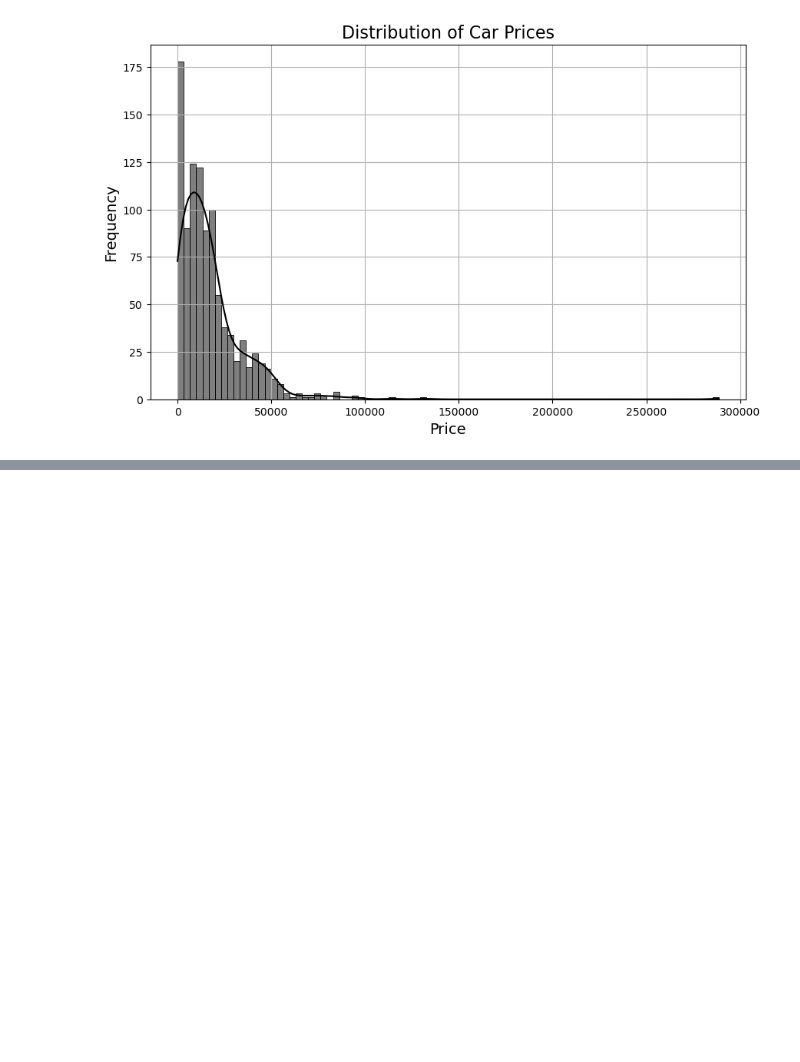
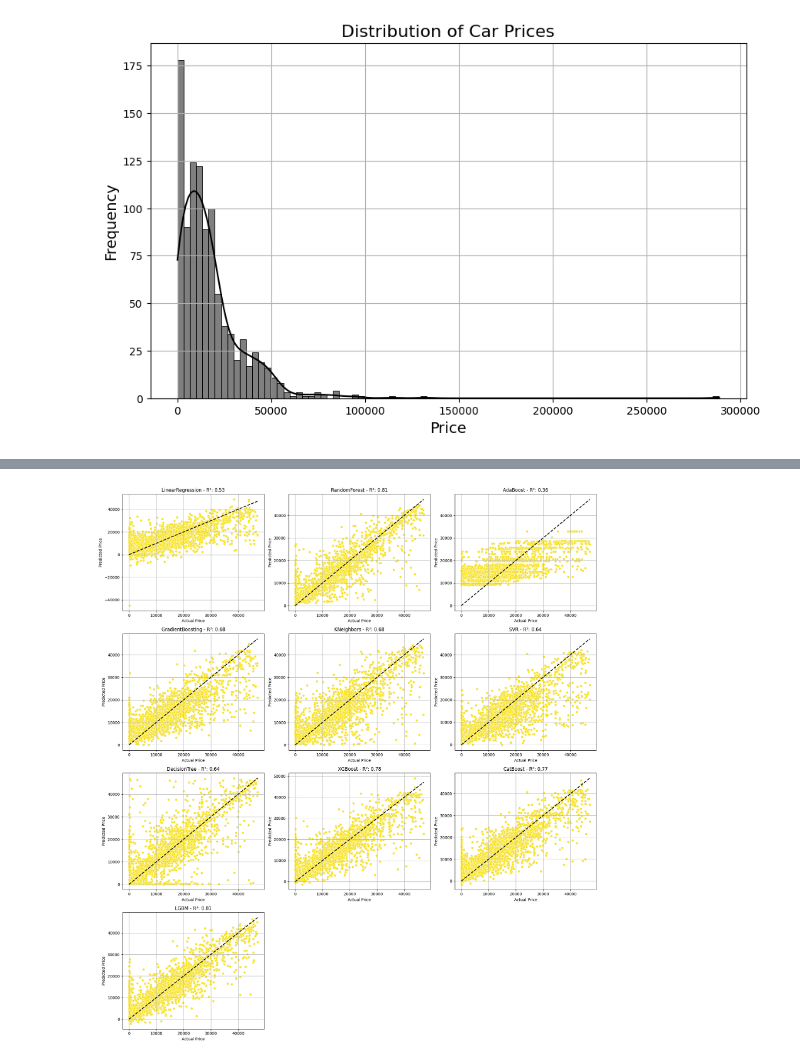
Before and after one commit to AliHShahid/CarPricePrediction, a Jupyter notebook: car-price-prediction.ipynb, the cells around one changed output, grey strips where cells are left out. Saved outputs shown, nothing was run; the diff lists cells and outputs as text; code cells hidden in the pictures; blank space fills up the shorter version.

```diff
--- a/car-price-prediction.ipynb
+++ b/car-price-prediction.ipynb
@@ -89,2 +97,6 @@ plt.show()
 # %%
-df = df.drop(['ID','Levy','Doors', 'Drive wheels'], axis=True)
+# df = df.drop(['ID','Levy','Doors', 'Drive wheels', 'Leather interior', 'Wheel', 'Color'], axis=True)
+
+# df['Mileage'] = df['Mileage'].str.rstrip(' km')
+
+df
@@ -111,4 +116,0 @@ memory usage: 2.1+ MB
-# %%
-df['Mileage'] = df['Mileage'].str.rstrip(' km')
-
-df
@@ -265,0 +278,63 @@ pickle.dump(model2, open('model1.pkl', 'wb'))
+# %%
+import warnings
+import matplotlib.pyplot as plt
+
+warnings.filterwarnings("ignore")
+
+# Store model results
+model_performance = []
+
+# Train and evaluate each model
+for name, model in models.items():
+    # Define the pipeline for each model
+    pipeline = Pipeline(steps=[
+        ('preprocessor', preprocessor),
+        ('model', model)
+    ])
+
+    # Fit the model
+    pipeline.fit(X_train, y_train)
+
+    # Predict on the test set
+    y_pred = pipeline.predict(X_test)
+
+    # Evaluation metrics
+    r2 = r2_score(y_test, y_pred)
+    mae = mean_absolute_error(y_test, y_pred)
+    mse = mean_squared_error(y_test, y_pred)
+
+    # Save results
+    model_performance.append({
+        'Model': name,
+        'R2 Score': r2,
+        'Mean Absolute Error': mae,
+        'Mean Squared Error': mse,
+        'Predictions': y_pred  # Save predictions for later visualization
+    })
+
+# Convert results to DataFrame for easy comparison
+performance_df = pd.DataFrame(model_performance)
+
+# Display performance of all models
+print("\nModel Performance Comparison:")
+print(performance_df)
+
+# Create a combined plot of actual vs predicted prices for all models
+num_models = len(model_performance)
+ncols = 3  # Number of columns in the subplot
+nrows = (num_models + ncols - 1) // ncols  # Calculate number of rows needed
+
+plt.figure(figsize=(18, nrows * 5))  # Adjust figure size for better readability
+
+for idx, model_info in enumerate(model_performance):
+    plt.subplot(nrows, ncols, idx + 1)
+    sns.scatterplot(x=y_test, y=model_info['Predictions'], color='#f7e227')
+    plt.plot([y_test.min(), y_test.max()], [y_test.min(), y_test.max()], 'k--', lw=2)
+    plt.title(f"{model_info['Model']} - R²: {model_info['R2 Score']:.2f}", fontsize=12)
+    plt.xlabel('Actual Price', fontsize=10)
+    plt.ylabel('Predicted Price', fontsize=10)
+    plt.grid(True)
+
+plt.tight_layout()
+plt.show()
+# %% [output]
@@ -265,0 +358 @@ pickle.dump(model2, open('model1.pkl', 'wb'))
+[figure, added]
```
Also changed, not shown: parts of 22 cells of this notebook.
